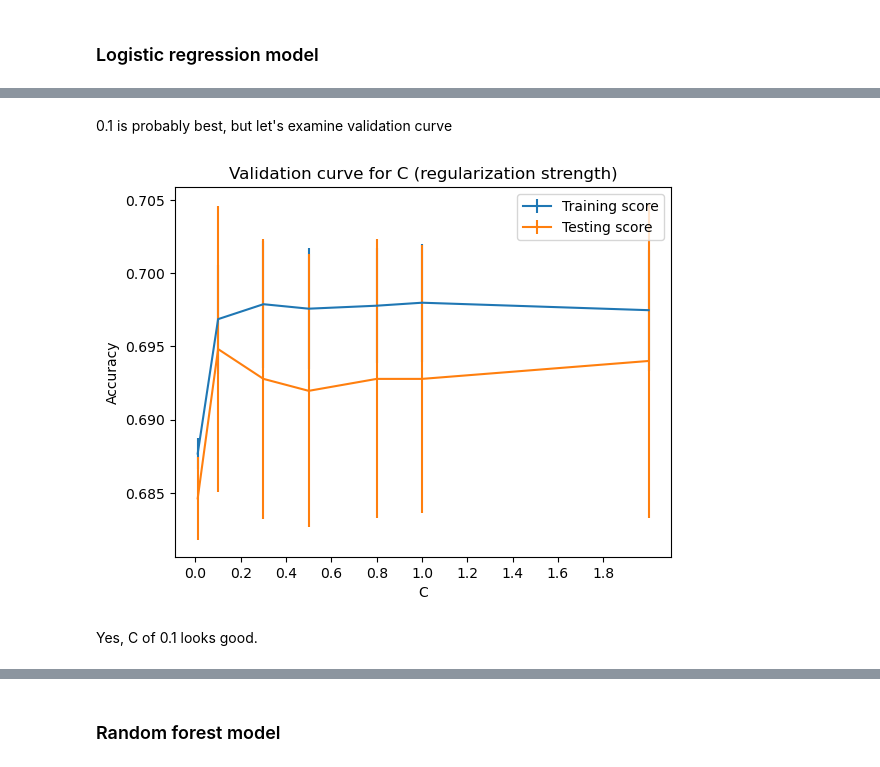
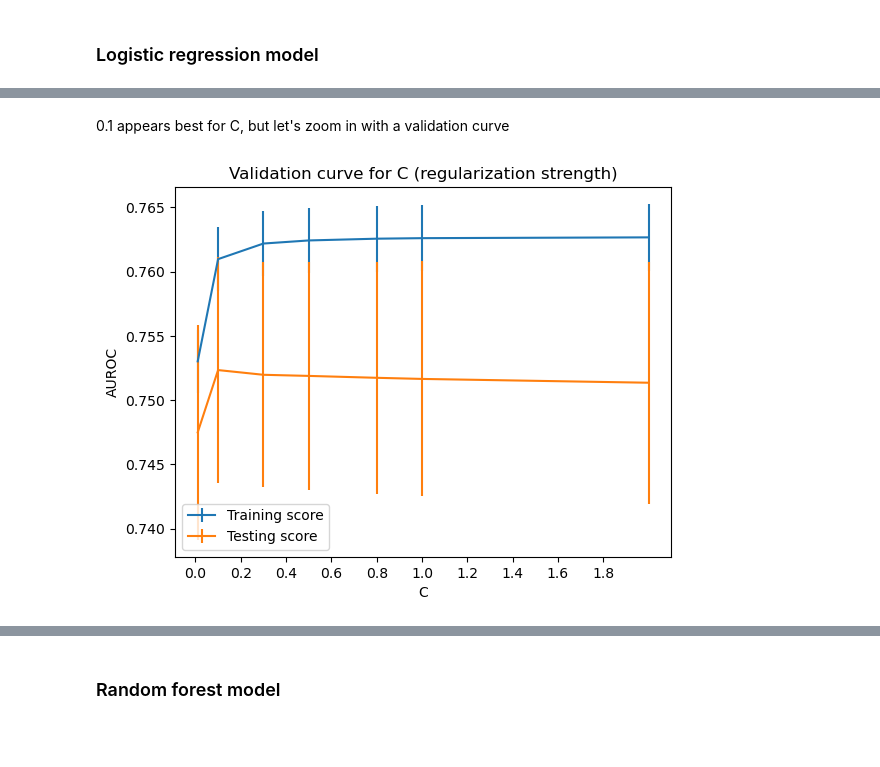
Before and after one commit to NRKako/machine_learning, a Jupyter notebook: self_harm.ipynb, the cells around one changed output, grey strips where cells are left out. Cells and saved outputs as stored; diff of their text form; code cells hidden in the pictures; blank space fills up the shorter version.

```diff
--- a/self_harm.ipynb
+++ b/self_harm.ipynb
@@ -649,20 +667,18 @@ with accuracy of 0.690
 # %% [markdown]
-0.1 is probably best, but let's examine validation curve
+0.1 appears best for C, but let's zoom in with a validation curve
 # %%
-# generate validation curve for n_estimators
+# generate validation curve for C
 C_values = [0.01, 0.1, 0.3, 0.5, 0.8, 1, 2]
 train_scores, test_scores = validation_curve(
-    pipeline, features, target, param_name='logisticregression__C', param_range=C_values, scoring='accuracy', n_jobs=2)
+    pipeline, features, target, param_name='logisticregression__C', param_range=C_values, scoring='roc_auc', n_jobs=2)
 # %%
-# plot validation curve for n_estimators
+# plot validation curve for C
 plt.errorbar(C_values, train_scores.mean(axis=1), yerr=train_scores.std(axis=1), label="Training score")
 plt.errorbar(C_values, test_scores.mean(axis=1), yerr=test_scores.std(axis=1), label="Testing score")
 plt.legend()
 plt.xticks(np.arange(0, 2, 0.2))
 plt.xlabel("C")
-plt.ylabel("Accuracy")
+plt.ylabel("AUROC")
 _ = plt.title("Validation curve for C (regularization strength)")
 # %% [output]
-[figure, old version]
+[figure, new version]
-# %% [markdown]
-Yes, C of 0.1 looks good.
```
Also changed, not shown: parts of 179 cells of this notebook.
